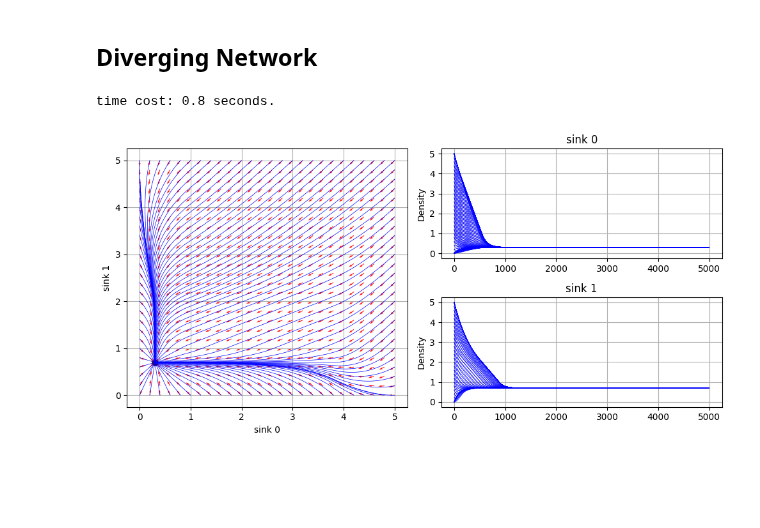
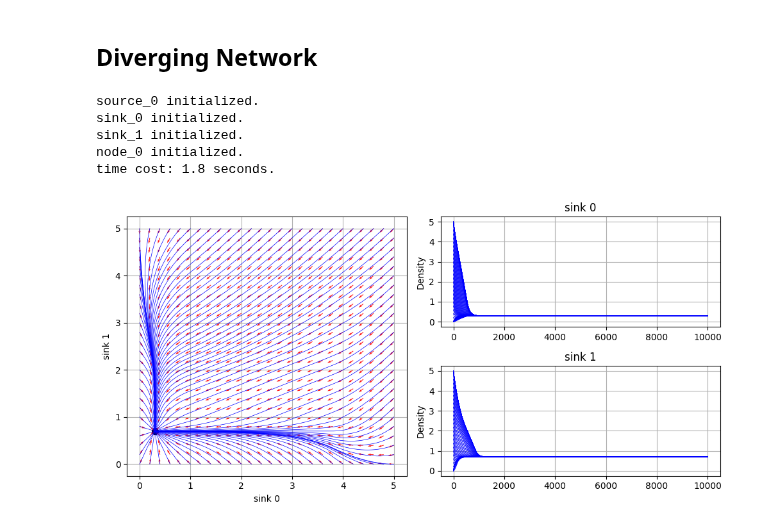
Before and after one commit to RandomWalker-1s/Dynamic-Flow-Networks, a Jupyter notebook: 03_test_diverging_junction.ipynb, the cells around one changed output. Drawn from its saved outputs; the diff is of its cells as text; code cells hidden in the pictures; blank space fills up the shorter version.

```diff
--- a/03_test_diverging_junction.ipynb
+++ b/03_test_diverging_junction.ipynb
@@ -22,24 +7,22 @@ def generate_boundary_combos(*arrays):
 # %%
 num_x_grid, num_y_grid = 26, 26
 
-initial_condition = generate_boundary_combos(np.linspace(0, 5, num_x_grid), np.linspace(0, 5, num_y_grid))
+initial_condition = dfn.utils.generate_boundary_combos(np.linspace(0, 5, num_x_grid), np.linspace(0, 5, num_y_grid))
 
 state_len = len(initial_condition[0, :])
 
-num_step = 5000
+net_0 = dfn.net.Network(ID = 'net_0', state_len = state_len, num_step = 10000, time_step_size = 0.01)
 
-net_0 = dfn.net.Network(ID = 'net_0', num_step = num_step, time_step_size = 0.01)
-
-source_0 = dfn.cell.Source(ID = 'source_0', state_len = state_len, initial_condition = {'density': [0]*state_len},
+source_0 = dfn.cell.Source(ID = 'source_0', initial_condition = {'density': [0]*state_len},
                            boundary_inflow = dfn.flow.BoundaryInflow(boundary_inflow=1),
                            sending = dfn.flow.BufferSendingFlow(demand=1, capacity=1, ignore_queue=True))
 
-sink_0 = dfn.cell.Sink(ID = 'sink_0', max_density = 5, max_speed = 1, state_len = state_len,
+sink_0 = dfn.cell.Sink(ID = 'sink_0', max_density = 5, max_speed = 1,
                        initial_condition = {'density': initial_condition[0, :]},
                        receiving = dfn.flow.PiecewiseLinearReceivingFlow(congestion_wave_speed=0.25, max_density=5, capacity=1),
                        boundary_outflow = dfn.flow.BoundaryOutflow(boundary_speed=1, boundary_capacity=1))
 
-sink_1 = dfn.cell.Sink(ID = 'sink_1', max_density = 5, max_speed = 1, state_len = state_len,
+sink_1 = dfn.cell.Sink(ID = 'sink_1', max_density = 5, max_speed = 1,
                        initial_condition = {'density': initial_condition[1, :]},
                        receiving = dfn.flow.PiecewiseLinearReceivingFlow(congestion_wave_speed=0.25, max_density=5, capacity=1),
                        boundary_outflow = dfn.flow.BoundaryOutflow(boundary_speed=1, boundary_capacity=1))
@@ -49,32 +32,36 @@ junction_0 = dfn.node.OneToTwoDivergeJunction(ID = 'node_0', split_ratio = [0.3,
                                               incoming_cell_list = [source_0], outgoing_cell_list = [sink_0, sink_1])
 
 # Add sources.
-net_0.add_component('source', source_0)
+net_0.add_cell('source', source_0)
 
 # Add sinks.
-net_0.add_component('sink', sink_0)
-net_0.add_component('sink', sink_1)
+net_0.add_cell('sink', sink_0)
+net_0.add_cell('sink', sink_1)
 
 # Add nodes.
-net_0.add_component('node', junction_0)
+net_0.add_node(junction_0)
 
 # Run.
 net_0.run()
 # %% [output]
-time cost: 0.8 seconds.
+source_0 initialized.
+sink_0 initialized.
+sink_1 initialized.
+node_0 initialized.
+time cost: 1.8 seconds.
 # %%
 X, Y = np.meshgrid(np.linspace(0, 5, num_x_grid), np.linspace(0, 5, num_y_grid), indexing='ij')
 
-sending_source_0 = source_0.flow_dict['sending'].calculate_flow() * np.ones([num_x_grid, num_y_grid])
+sending_source_0 = source_0.flow_dict['sending'].compute_flow() * np.ones([num_x_grid, num_y_grid])
 
-receiving_sink_0 = sink_0.flow_dict['receiving'].calculate_flow(X)
-outflow_sink_0 = sink_0.flow_dict['boundary_outflow'].calculate_flow(X)
+receiving_sink_0 = sink_0.flow_dict['receiving'].compute_flow(X)
+outflow_sink_0 = sink_0.flow_dict['boundary_outflow'].compute_flow(X)
 
-receiving_sink_1 = sink_1.flow_dict['receiving'].calculate_flow(Y)
-outflow_sink_1 = sink_1.flow_dict['boundary_outflow'].calculate_flow(Y)
+receiving_sink_1 = sink_1.flow_dict['receiving'].compute_flow(Y)
+outflow_sink_1 = sink_1.flow_dict['boundary_outflow'].compute_flow(Y)
 
-inter_cell_flow_0 = junction_0.assign_inter_cell_flow([sending_source_0], [receiving_sink_0, receiving_sink_1])[1][0]
-inter_cell_flow_1 = junction_0.assign_inter_cell_flow([sending_source_0], [receiving_sink_0, receiving_sink_1])[1][1]
+inter_cell_flow_0 = junction_0.compute_inter_cell_flow([sending_source_0], [receiving_sink_0, receiving_sink_1])[0]
+inter_cell_flow_1 = junction_0.compute_inter_cell_flow([sending_source_0], [receiving_sink_0, receiving_sink_1])[1]
 
 U = inter_cell_flow_0 - outflow_sink_0
 V = inter_cell_flow_1 - outflow_sink_1
@@ -86,29 +73,29 @@ V_normed = np.divide(V, norm, out=np.zeros_like(V), where=norm!=0)
 # %%
 plt.figure(figsize=(10, 5))
 
 plt.subplot(1, 2, 1)
 
-plt.scatter([0.3], [0.7], color='k')
+plt.scatter(sink_0.state_output['density'][-1, :], sink_1.state_output['density'][-1, :],  color='k')
 plt.plot(sink_0.state_output['density'], sink_1.state_output['density'],  'b', linewidth=0.5)
 plt.quiver(X, Y, U_normed, V_normed, color='red', alpha=0.9)
 plt.xlabel('sink 0')
 plt.ylabel('sink 1')
 plt.grid()
 
 plt.subplot(2, 2, 2)
 plt.plot(sink_0.state_output['density'], 'b', linewidth=0.5)
 plt.title('sink 0')
 plt.ylabel('Density')
 plt.grid()
 
 plt.subplot(2, 2, 4)
 plt.plot(sink_1.state_output['density'], 'b', linewidth=0.5)
 plt.title('sink 1')
 plt.ylabel('Density')
 plt.grid()
 
 plt.tight_layout()
 
 plt.show()
 # %% [output]
-[figure, old version]
+[figure, new version]
```
Also changed, not shown: parts of 1 cell of this notebook, 3 other files.
